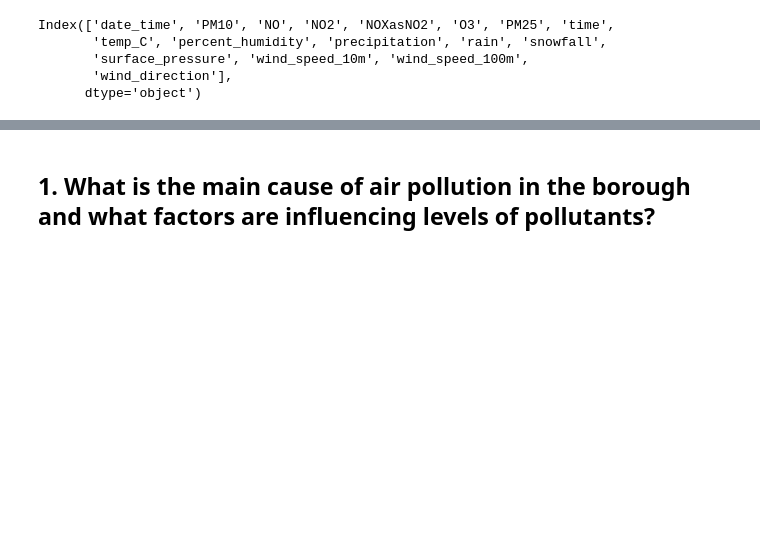
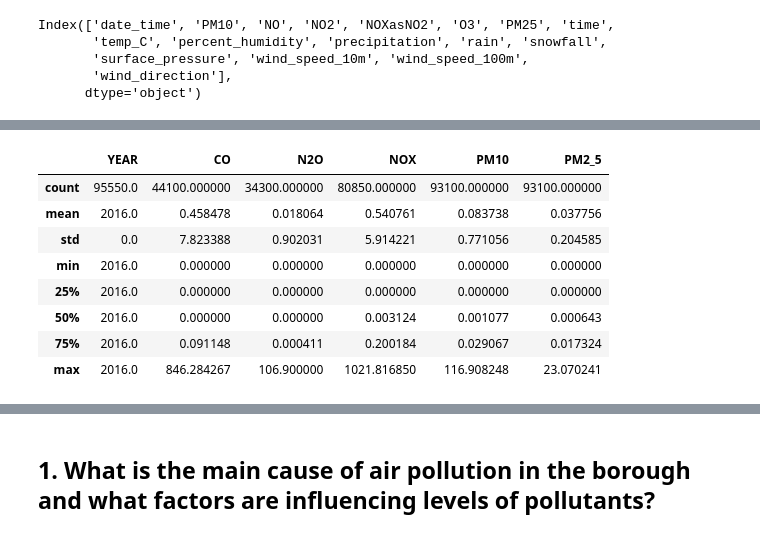
Before and after one commit to Frannerz/air_pollution_analysis, a Jupyter notebook: air_pollution_hammersmith.ipynb, the cells around one changed output, grey strips where cells are left out. Saved outputs shown, nothing was run; the diff lists cells and outputs as text; code cells hidden in the pictures; blank space fills up the shorter version.

```diff
--- a/air_pollution_hammersmith.ipynb
+++ b/air_pollution_hammersmith.ipynb
@@ -777,0 +898,12 @@ weather_aq_AQE.head()
+# %%
+laei_df[laei_df['YEAR'] == 2016].describe()
+# %% [output]
+|  | YEAR | CO | N2O | NOX | PM10 | PM2_5 |
+| count | 95550.0 | 44100.000000 | 34300.000000 | 80850.000000 | 93100.000000 | 93100.000000 |
+| mean | 2016.0 | 0.458478 | 0.018064 | 0.540761 | 0.083738 | 0.037756 |
+| std | 0.0 | 7.823388 | 0.902031 | 5.914221 | 0.771056 | 0.204585 |
+| min | 2016.0 | 0.000000 | 0.000000 | 0.000000 | 0.000000 | 0.000000 |
+| 25% | 2016.0 | 0.000000 | 0.000000 | 0.000000 | 0.000000 | 0.000000 |
+| 50% | 2016.0 | 0.000000 | 0.000000 | 0.003124 | 0.001077 | 0.000643 |
+| 75% | 2016.0 | 0.091148 | 0.000411 | 0.200184 | 0.029067 | 0.017324 |
+| max | 2016.0 | 846.284267 | 106.900000 | 1021.816850 | 116.908248 | 23.070241 |
```
Also changed, not shown: parts of 54 cells of this notebook, 17 other files.
